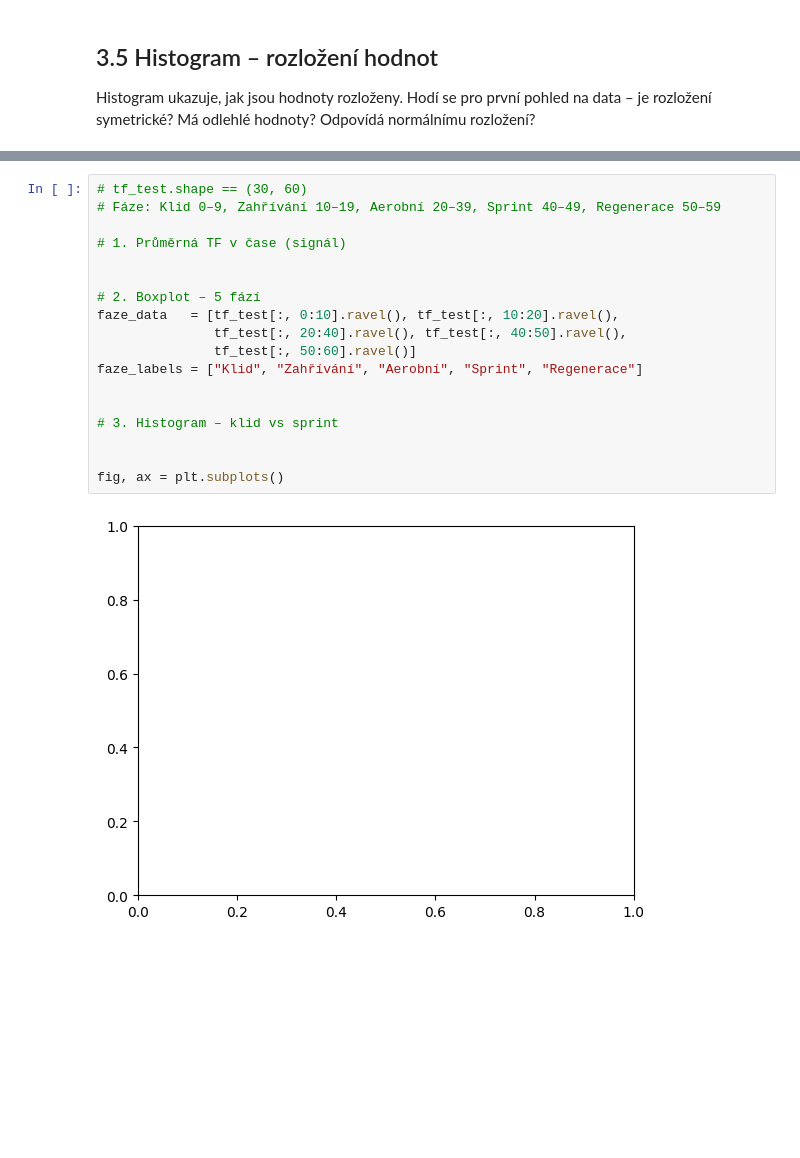
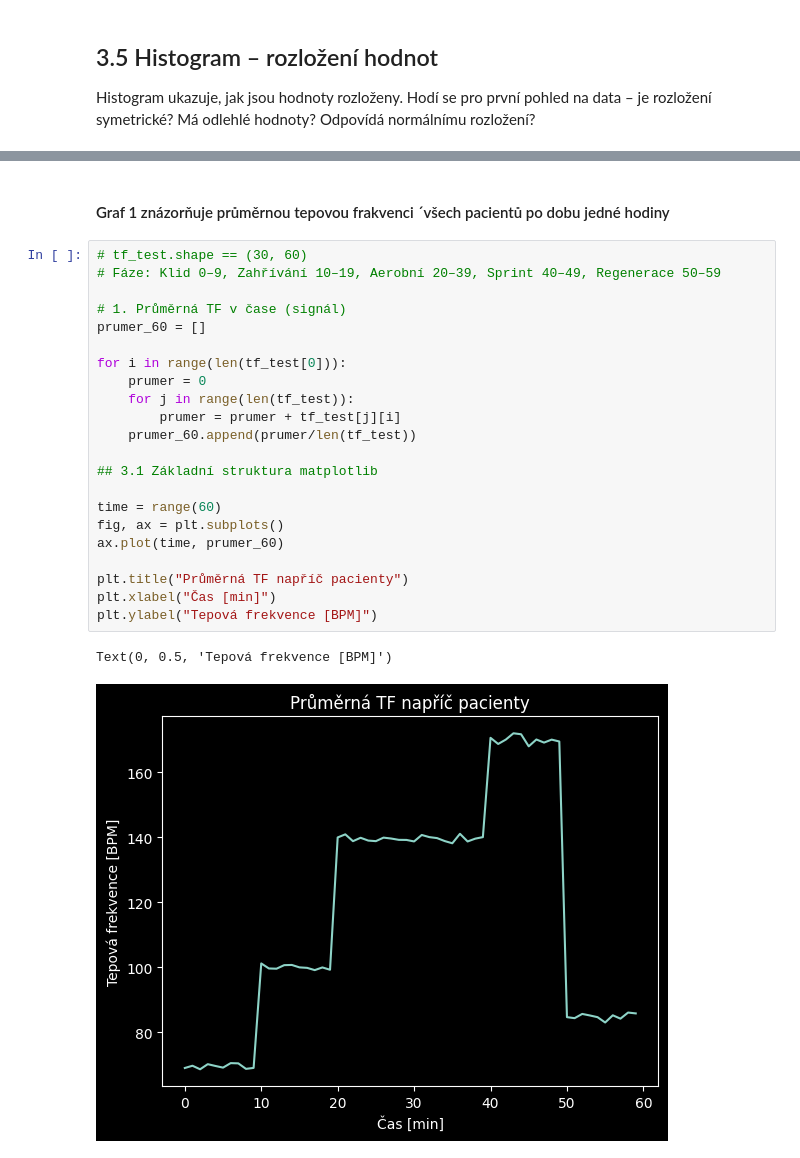
Before and after one commit to DianaNevlacilova/prg-exercise-12, a Jupyter notebook: cviceni_12_matplotlib.ipynb, the cells around one changed output, grey strips where cells are left out. Saved outputs shown, nothing was run; the diff lists cells and outputs as text; blank space fills up the shorter version.

```diff
--- a/cviceni_12_matplotlib.ipynb
+++ b/cviceni_12_matplotlib.ipynb
@@ -189,23 +187,30 @@ Do jednoho histogramu vykresli hodnoty fáze Klid a fáze Sprint.
 Přidej legendu a popsané osy.
 
 **4.** Ke každému grafu přidej markdownovou buňku s jednou větou – co graf ukazuje.
+# %% [markdown]
+#### Graf 1 znázorňuje průměrnou tepovou frakvenci ´všech pacientů po dobu jedné hodiny
 # %%
 # tf_test.shape == (30, 60)
 # Fáze: Klid 0–9, Zahřívání 10–19, Aerobní 20–39, Sprint 40–49, Regenerace 50–59
 
 # 1. Průměrná TF v čase (signál)
+prumer_60 = []
 
+for i in range(len(tf_test[0])):
+    prumer = 0
+    for j in range(len(tf_test)):
+        prumer = prumer + tf_test[j][i]
+    prumer_60.append(prumer/len(tf_test))
 
-# 2. Boxplot – 5 fází
-faze_data   = [tf_test[:, 0:10].ravel(), tf_test[:, 10:20].ravel(),
-               tf_test[:, 20:40].ravel(), tf_test[:, 40:50].ravel(),
-               tf_test[:, 50:60].ravel()]
-faze_labels = ["Klid", "Zahřívání", "Aerobní", "Sprint", "Regenerace"]
+## 3.1 Základní struktura matplotlib
 
+time = range(60)
+fig, ax = plt.subplots()
+ax.plot(time, prumer_60)
 
-# 3. Histogram – klid vs sprint
-
-
-fig, ax = plt.subplots()
+plt.title("Průměrná TF napříč pacienty")
+plt.xlabel("Čas [min]")
+plt.ylabel("Tepová frekvence [BPM]")
 # %% [output]
+Text(0, 0.5, 'Tepová frekvence [BPM]')
-[figure, old version]
+[figure, new version]
```
Also changed, not shown: parts of 13 cells of this notebook, 2 other files.
